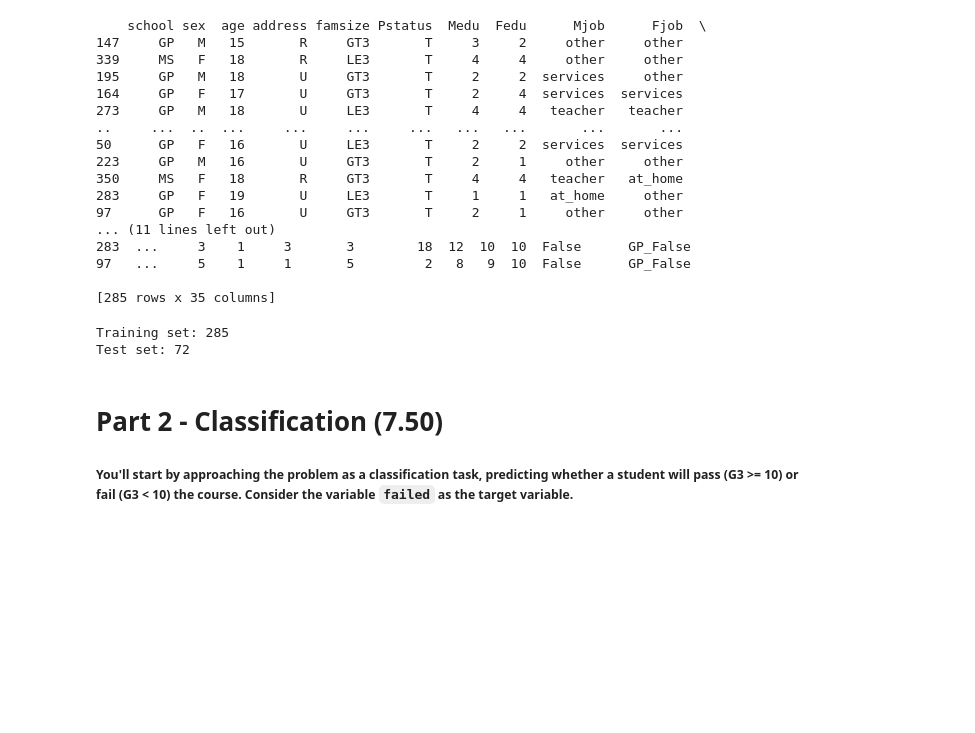
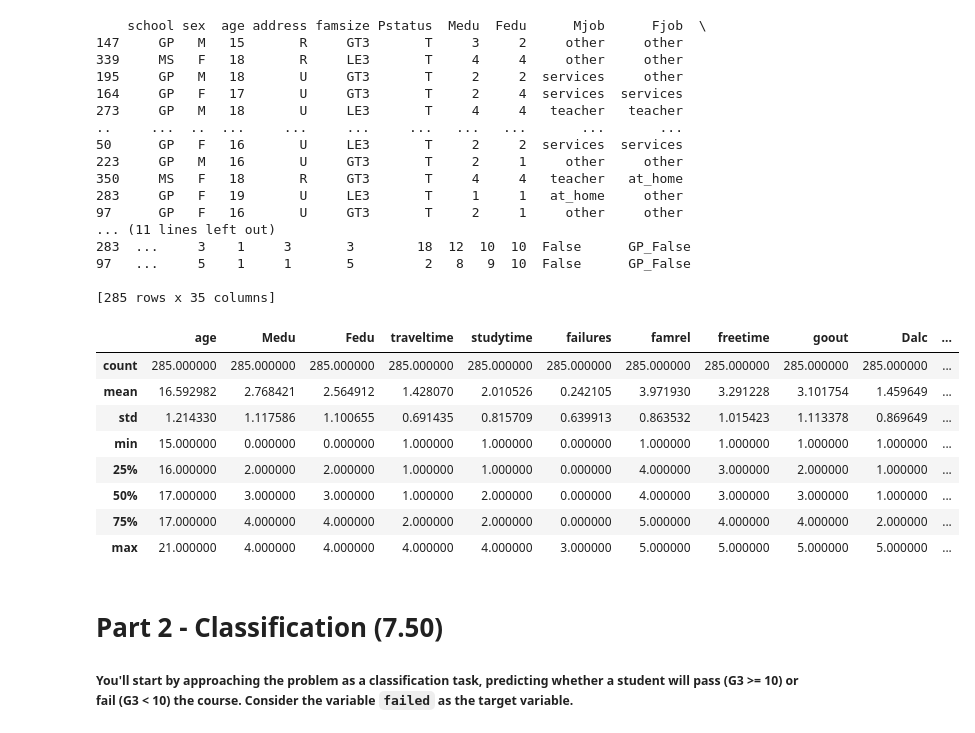
Before and after one commit to henri-0209/Project-AInt, a Jupyter notebook: Assignment 1/Assignment 1 26-27.ipynb, the cells around one changed output. Cells and saved outputs as stored; diff of their text form; code cells hidden in the pictures; blank space fills up the shorter version.

```diff
--- a/Assignment 1/Assignment 1 26-27.ipynb
+++ b/Assignment 1/Assignment 1 26-27.ipynb
@@ -208,16 +206,18 @@ print(train_df)
 97   ...     5    1     1       5         2   8   9  10  False      GP_False
 
 [285 rows x 35 columns]
-# %%
-from sklearn.model_selection import train_test_split
-
-df_train, df_test = train_test_split(df, test_size=0.20, random_state=42, stratify=df["failed"])
-
-print("Training set:", len(df_train))
-print("Test set:", len(df_test))
-# %% [output]
-Training set: 285
-Test set: 72
+# %%
+train_df.describe()
+# %% [output]
+|  | age | Medu | Fedu | traveltime | studytime | failures | famrel | freetime | goout | Dalc | ... |
+| count | 285.000000 | 285.000000 | 285.000000 | 285.000000 | 285.000000 | 285.000000 | 285.000000 | 285.000000 | 285.000000 | 285.000000 | ... |
+| mean | 16.592982 | 2.768421 | 2.564912 | 1.428070 | 2.010526 | 0.242105 | 3.971930 | 3.291228 | 3.101754 | 1.459649 | ... |
+| std | 1.214330 | 1.117586 | 1.100655 | 0.691435 | 0.815709 | 0.639913 | 0.863532 | 1.015423 | 1.113378 | 0.869649 | ... |
+| min | 15.000000 | 0.000000 | 0.000000 | 1.000000 | 1.000000 | 0.000000 | 1.000000 | 1.000000 | 1.000000 | 1.000000 | ... |
+| 25% | 16.000000 | 2.000000 | 2.000000 | 1.000000 | 1.000000 | 0.000000 | 4.000000 | 3.000000 | 2.000000 | 1.000000 | ... |
+| 50% | 17.000000 | 3.000000 | 3.000000 | 1.000000 | 2.000000 | 0.000000 | 4.000000 | 3.000000 | 3.000000 | 1.000000 | ... |
+| 75% | 17.000000 | 4.000000 | 4.000000 | 2.000000 | 2.000000 | 0.000000 | 5.000000 | 4.000000 | 4.000000 | 2.000000 | ... |
+| max | 21.000000 | 4.000000 | 4.000000 | 4.000000 | 4.000000 | 3.000000 | 5.000000 | 5.000000 | 5.000000 | 5.000000 | ... |
 # %% [markdown]
 # Part 2 - Classification **(7.50)**
 
```
Also changed, not shown: parts of 1 cell of this notebook.
